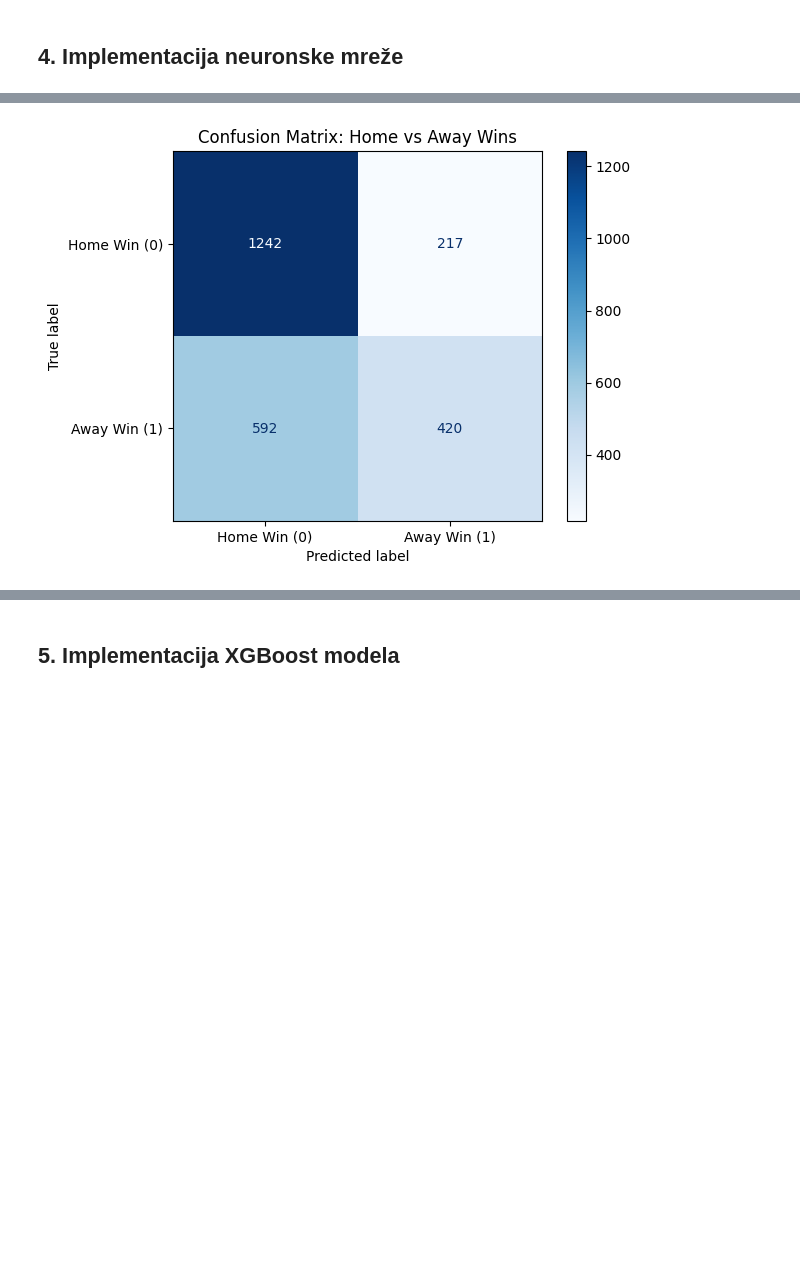
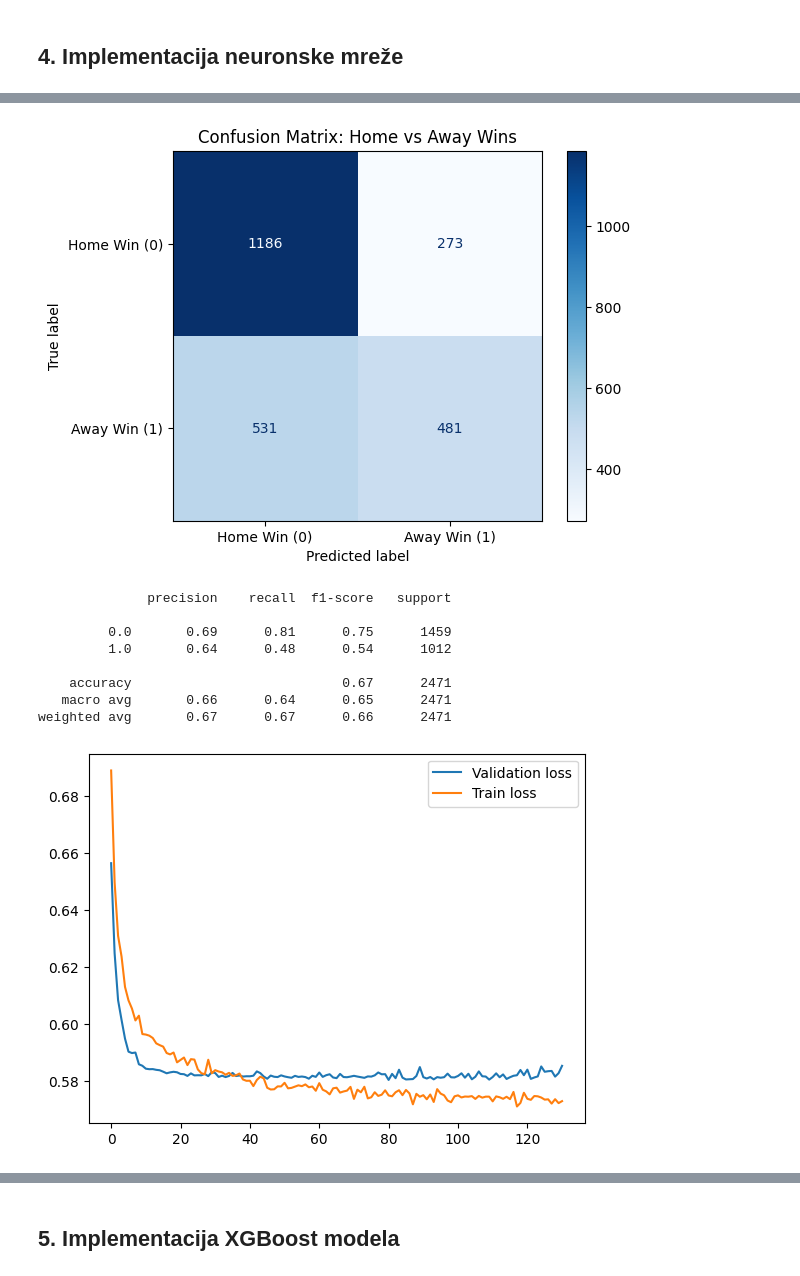
Before and after one commit to as547777/Neural-Networks-Football-Match-Prediction, a Jupyter notebook: Predviđanje ishoda nogometnih utakmica.ipynb, the cells around one changed output, grey strips where cells are left out. Cells and saved outputs as stored; diff of their text form; code cells hidden in the pictures; blank space fills up the shorter version.

```diff
--- a/Predviđanje ishoda nogometnih utakmica.ipynb
+++ b/Predviđanje ishoda nogometnih utakmica.ipynb
@@ -1190,33 +1232,44 @@ Best Validation Loss was: 0.7820
 # %%
-from sklearn.metrics import confusion_matrix, ConfusionMatrixDisplay
-import matplotlib.pyplot as plt
-import numpy as np
-
-#model.load_state_dict(torch.load('best_football_model.pt', weights_only=True))
 model.eval()
 all_preds = []
 all_labels = []
 
 with torch.no_grad():
     for batch_x, batch_y in test_loader:
         batch_x = batch_x.to(device)
 
-        outputs = model(batch_x)
+        outputs = torch.sigmoid(model(batch_x))
 
         preds = (outputs > 0.5).float()
 
         all_preds.extend(preds.cpu().numpy())
         all_labels.extend(batch_y.cpu().numpy())
 
 
 all_preds = np.array(all_preds)
 all_labels = np.array(all_labels)
 
 cm = confusion_matrix(all_labels, all_preds)
 
 disp = ConfusionMatrixDisplay(confusion_matrix=cm, display_labels=['Home Win (0)', 'Away Win (1)'])
 disp.plot(cmap=plt.cm.Blues)
 plt.title('Confusion Matrix: Home vs Away Wins')
 plt.show()
+
+print(classification_report(y_test_tensor,all_preds))
+
+plt.plot(range(0,len(val_losses)),val_losses,label="Validation loss")
+plt.plot(range(0,len(train_losses)),train_losses,label="Train loss")
+plt.legend()
+plt.show()
 # %% [output]
-[figure, old version]
+[figure, new version]
+              precision    recall  f1-score   support
+
+         0.0       0.69      0.81      0.75      1459
+         1.0       0.64      0.48      0.54      1012
+
+    accuracy                           0.67      2471
+   macro avg       0.66      0.64      0.65      2471
+weighted avg       0.67      0.67      0.66      2471
+[figure, added]
```
Also changed, not shown: parts of 29 cells of this notebook, 2 other files.
